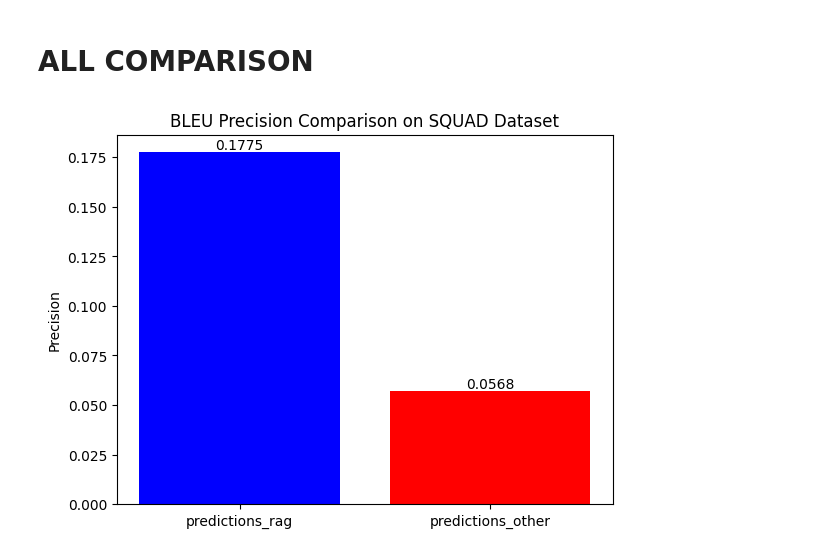
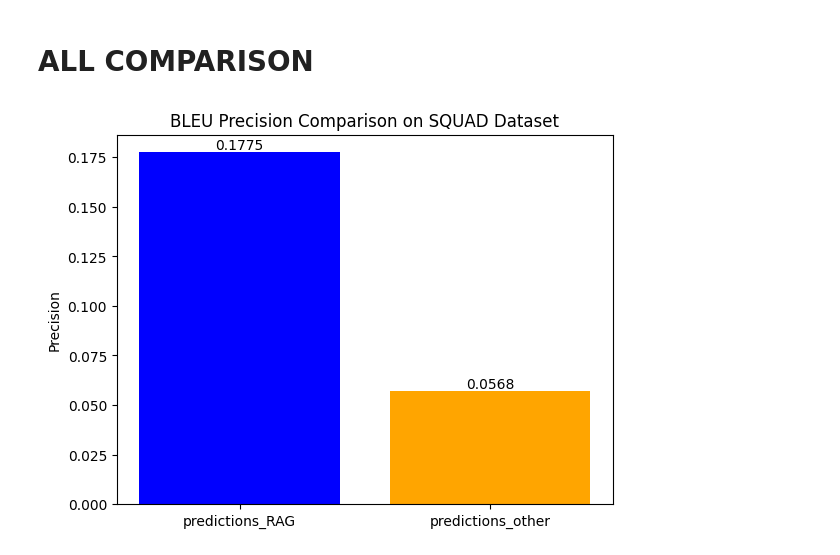
Before and after one commit to kairamilanifitria/Thesis, a Jupyter notebook: Visualized_SQUAD_BLEU.ipynb, the cells around one changed output. Drawn from its saved outputs; the diff is of its cells as text; code cells hidden in the pictures.

```diff
--- a/Visualized_SQUAD_BLEU.ipynb
+++ b/Visualized_SQUAD_BLEU.ipynb
@@ -3720,33 +3720,33 @@ import evaluate
 import matplotlib.pyplot as plt
 
 bleu = evaluate.load("bleu")
 
 # Assuming 'predictions_rag', 'predictions_other', and 'references' are lists of strings
 references_str = [' '.join(reference) for reference in references]
 predictions_rag_str = [' '.join(prediction) for prediction in predictions_rag]
 predictions_other_str = [' '.join(prediction) for prediction in predictions_other]
 
 # Calculate BLEU precision for predictions_rag
 results_rag = bleu.compute(predictions=predictions_rag_str, references=references_str)
 precision_rag = results_rag['precisions'][0]
 
 # Calculate BLEU precision for predictions_other
 results_other = bleu.compute(predictions=predictions_other_str, references=references_str)
 precision_other = results_other['precisions'][0]
 
 # Visualize the precision values
-labels = ['predictions_rag', 'predictions_other']
+labels = ['predictions_RAG', 'predictions_other']
 precision_values = [precision_rag, precision_other]
 
 fig, ax = plt.subplots()
-bars = ax.bar(labels, precision_values, color=['blue', 'red'])
+bars = ax.bar(labels, precision_values, color=['blue', 'orange'])
 ax.set_ylabel('Precision')
 ax.set_title('BLEU Precision Comparison on SQUAD Dataset')
 
 # Annotate bars with values
 for bar, v in zip(bars, precision_values):
     ax.text(bar.get_x() + bar.get_width() / 2, bar.get_height(), f'{v:.4f}', ha='center', va='bottom')
 
 plt.show()
 # %% [output]
-[figure, old version]
+[figure, new version]
```
